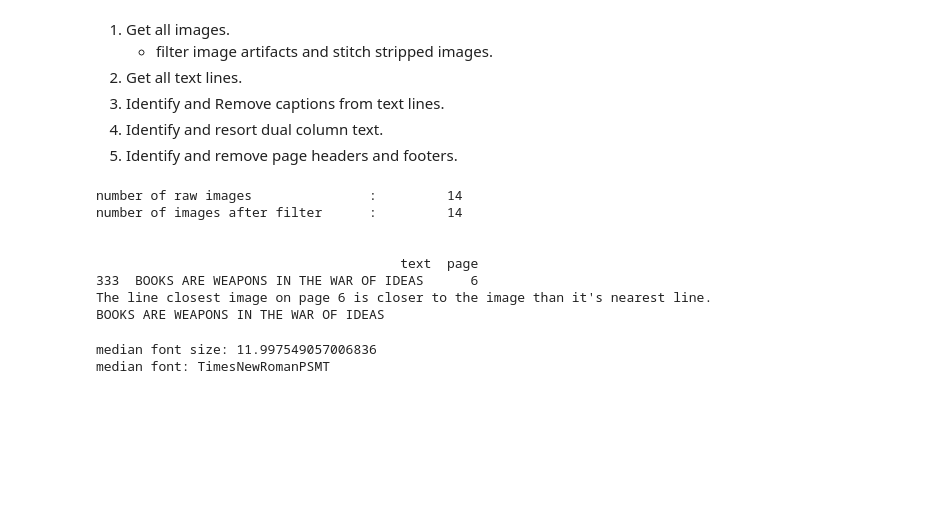
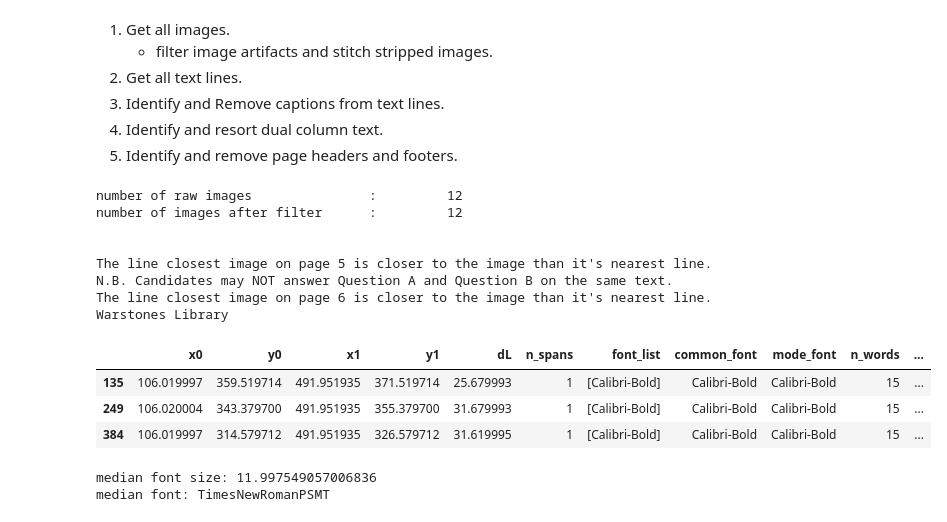
Before and after one commit to DSP-Tan/ogham-cloud, a Jupyter notebook: pdf_scraper/research/examAsLines.ipynb, the cells around one changed output. Saved outputs shown, nothing was run; the diff lists cells and outputs as text; code cells hidden in the pictures; blank space fills up the shorter version.

```diff
--- a/pdf_scraper/research/examAsLines.ipynb
+++ b/pdf_scraper/research/examAsLines.ipynb
@@ -78,7 +78,7 @@ def show_all_imgs(nrows,ncols, imgs):
 # 2025 - good (1 in image page 2)
 # For caption prediction, we should have distance to nearest image
 # distance to nearest text.
-year=2022
+year=2019
 doc = open_exam(year,"english","al",1)
 doc_df = get_doc_line_df(doc)
 images = get_images(doc)
@@ -95,14 +95,25 @@ for image in imgs:
     if idx:
         print(doc_df.loc[idx].text)
 # %% [output]
-number of raw images               :         14
-number of images after filter      :         14
+number of raw images               :         12
+number of images after filter      :         12
 
 
-                                       text  page
-333  BOOKS ARE WEAPONS IN THE WAR OF IDEAS      6
+The line closest image on page 5 is closer to the image than it's nearest line.
+N.B. Candidates may NOT answer Question A and Question B on the same text.
 The line closest image on page 6 is closer to the image than it's nearest line.
-BOOKS ARE WEAPONS IN THE WAR OF IDEAS
+Warstones Library
+# %%
+year=2019
+doc = open_exam(year,"english","al",1)
+doc_df = get_doc_line_df(doc)
+doc_df = identify_instructions(doc_df)
+doc_df[doc_df.instruction==1].head(30)
+# %% [output]
+|  | x0 | y0 | x1 | y1 | dL | n_spans | font_list | common_font | mode_font | n_words | ... |
+| 135 | 106.019997 | 359.519714 | 491.951935 | 371.519714 | 25.679993 | 1 | [Calibri-Bold] | Calibri-Bold | Calibri-Bold | 15 | ... |
+| 249 | 106.020004 | 343.379700 | 491.951935 | 355.379700 | 31.679993 | 1 | [Calibri-Bold] | Calibri-Bold | Calibri-Bold | 15 | ... |
+| 384 | 106.019997 | 314.579712 | 491.951935 | 326.579712 | 31.619995 | 1 | [Calibri-Bold] | Calibri-Bold | Calibri-Bold | 15 | ... |
 # %%
 page_6 = doc_df[doc_df.page==6]
 median_size = page_6.font_size.median()
```
Also changed, not shown: parts of 2 cells of this notebook.
